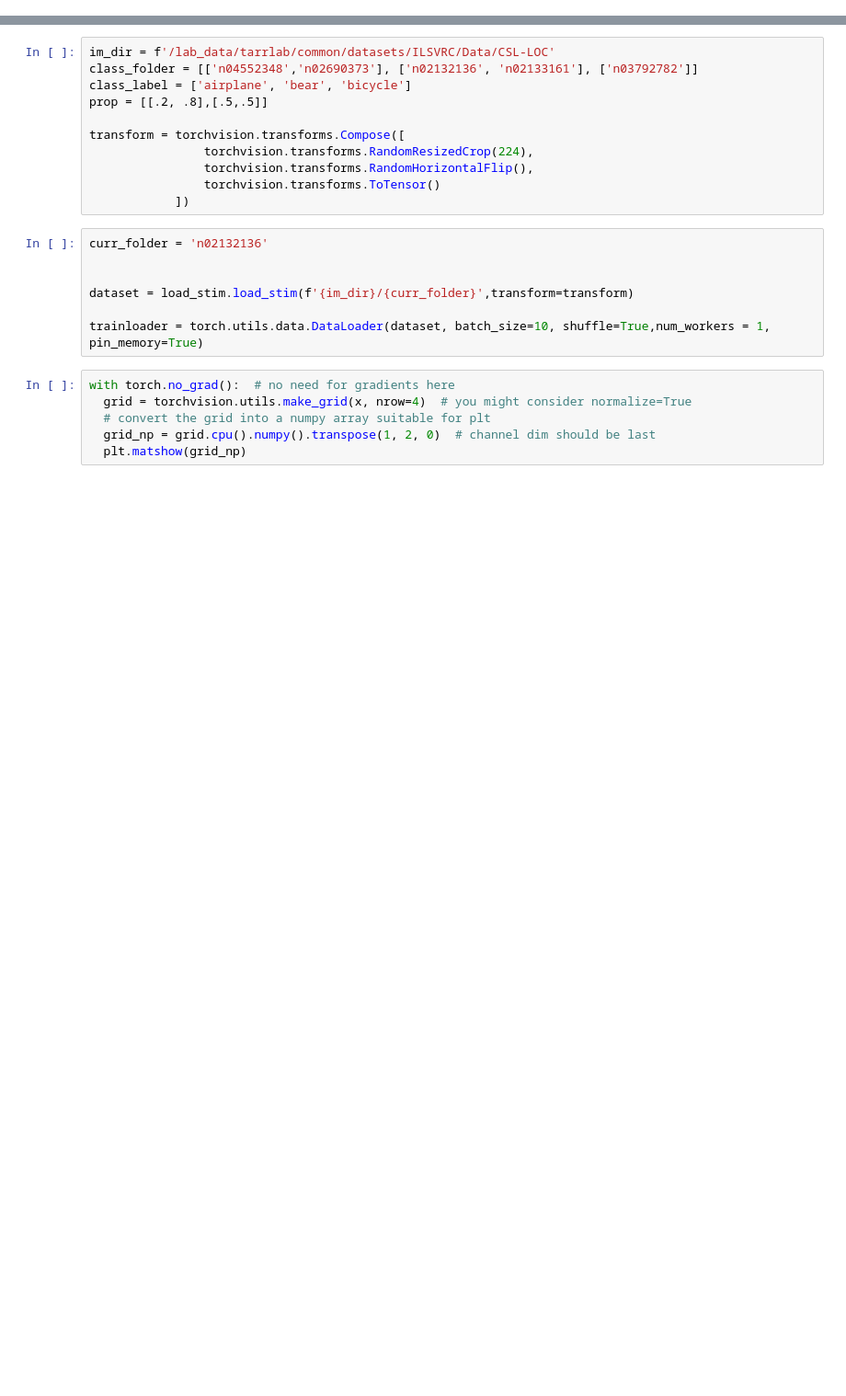
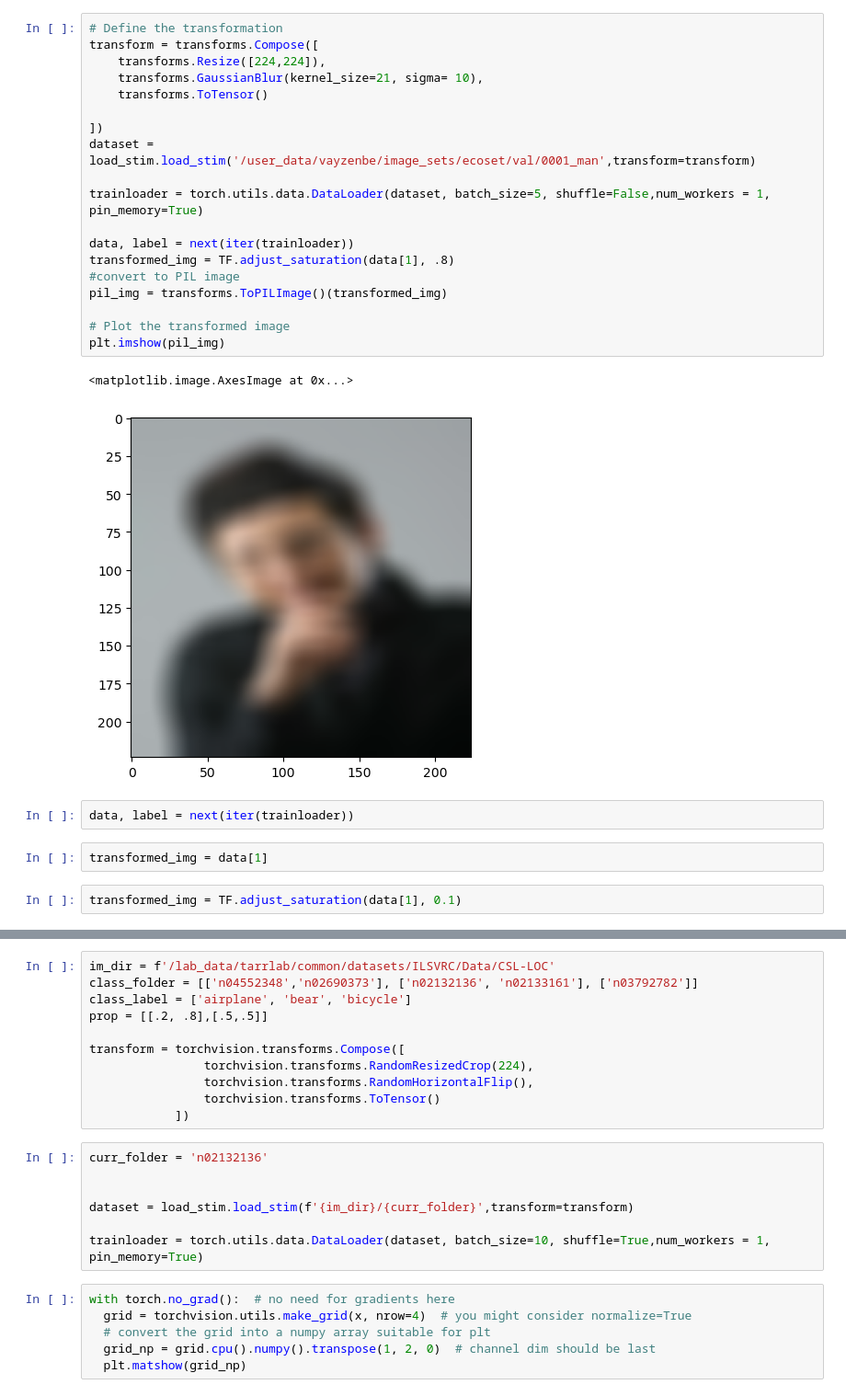
Before and after one commit to vayzenb/kornet, a Jupyter notebook: modelling/stim_check.ipynb, the cells around one changed output, grey strips where cells are left out. Shown at 92% size. Cells and saved outputs as stored; diff of their text form; blank space fills up the shorter version.

```diff
--- a/modelling/stim_check.ipynb
+++ b/modelling/stim_check.ipynb
@@ -8,0 +28,28 @@ ModuleNotFoundError: No module named 'load_stim'
+# %%
+# Define the transformation
+transform = transforms.Compose([
+    transforms.Resize([224,224]),
+    transforms.GaussianBlur(kernel_size=21, sigma= 10),
+    transforms.ToTensor()
+
+])
+dataset = load_stim.load_stim('/user_data/vayzenbe/image_sets/ecoset/val/0001_man',transform=transform)
+
+trainloader = torch.utils.data.DataLoader(dataset, batch_size=5, shuffle=False,num_workers = 1, pin_memory=True)
+
+data, label = next(iter(trainloader))
+transformed_img = TF.adjust_saturation(data[1], .8)
+#convert to PIL image
+pil_img = transforms.ToPILImage()(transformed_img)
+
+# Plot the transformed image
+plt.imshow(pil_img)
+# %% [output]
+<matplotlib.image.AxesImage at 0x...>
+[figure, added]
+# %%
+data, label = next(iter(trainloader))
+# %%
+transformed_img = data[1]
+# %%
+transformed_img = TF.adjust_saturation(data[1], 0.1)
```
Also changed, not shown: parts of 4 cells of this notebook, 4 other files.
